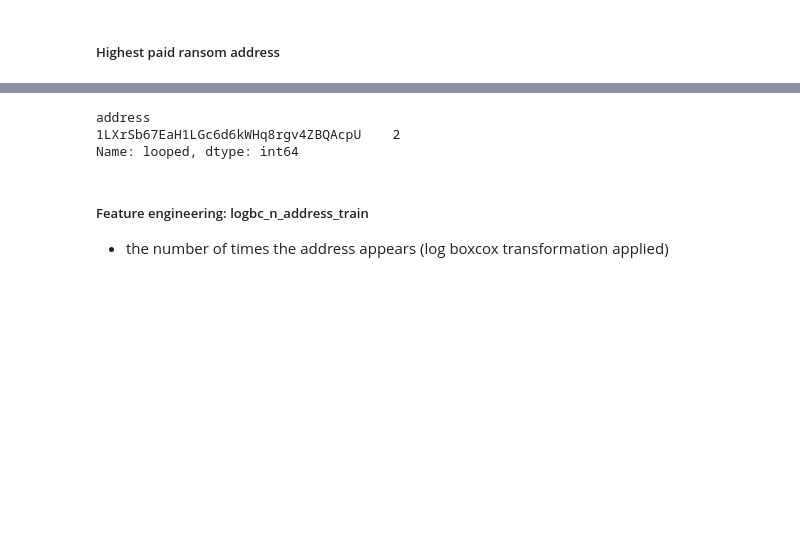
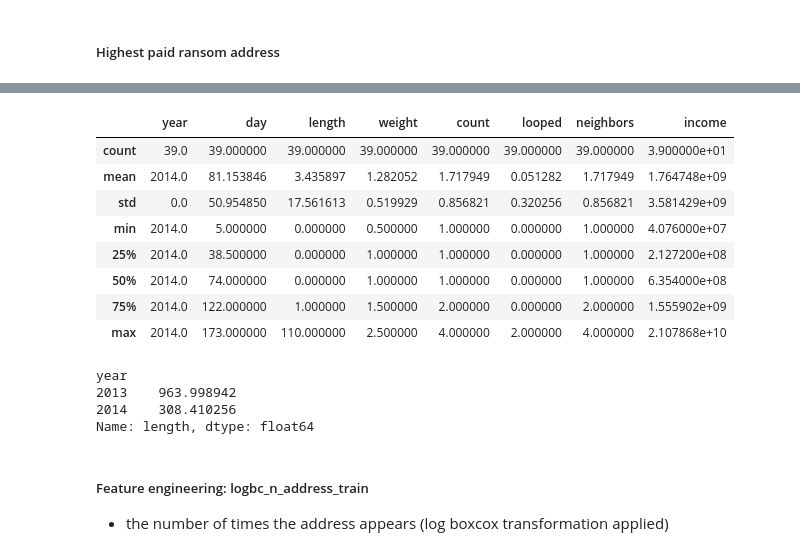
Before and after one commit to PZ808/BC-ransomware-classification, a Jupyter notebook: bc_rans-v2.ipynb, the cells around one changed output, grey strips where cells are left out. Saved outputs shown, nothing was run; the diff lists cells and outputs as text; code cells hidden in the pictures; blank space fills up the shorter version.

```diff
--- a/bc_rans-v2.ipynb
+++ b/bc_rans-v2.ipynb
@@ -555,9 +543,23 @@ worst_culprit_address.groupby('address').mean()
+# %%
+worst_culprit_address = df[df['address']=='1LXrSb67EaH1LGc6d6kWHq8rgv4ZBQAcpU']
+worst_culprit_address[worst_culprit_address['year']==2014].describe()
+# %% [output]
+|  | year | day | length | weight | count | looped | neighbors | income |
+| count | 39.0 | 39.000000 | 39.000000 | 39.000000 | 39.000000 | 39.000000 | 39.000000 | 3.900000e+01 |
+| mean | 2014.0 | 81.153846 | 3.435897 | 1.282052 | 1.717949 | 0.051282 | 1.717949 | 1.764748e+09 |
+| std | 0.0 | 50.954850 | 17.561613 | 0.519929 | 0.856821 | 0.320256 | 0.856821 | 3.581429e+09 |
+| min | 2014.0 | 5.000000 | 0.000000 | 0.500000 | 1.000000 | 0.000000 | 1.000000 | 4.076000e+07 |
+| 25% | 2014.0 | 38.500000 | 0.000000 | 1.000000 | 1.000000 | 0.000000 | 1.000000 | 2.127200e+08 |
+| 50% | 2014.0 | 74.000000 | 0.000000 | 1.000000 | 1.000000 | 0.000000 | 1.000000 | 6.354000e+08 |
+| 75% | 2014.0 | 122.000000 | 1.000000 | 1.500000 | 2.000000 | 0.000000 | 2.000000 | 1.555902e+09 |
+| max | 2014.0 | 173.000000 | 110.000000 | 2.500000 | 4.000000 | 2.000000 | 4.000000 | 2.107868e+10 |
 # %%
-worst_culprit_address.groupby('address')['looped'].max()
+worst_culprit_address[['length','year','day']].groupby('year')['length'].var()
 # %% [output]
-address
-1LXrSb67EaH1LGc6d6kWHq8rgv4ZBQAcpU    2
-Name: looped, dtype: int64
+year
+2013    963.998942
+2014    308.410256
+Name: length, dtype: float64
 # %% [markdown]
 ##### Feature engineering:  logbc_n_address_train
 * the number of times the address appears (log boxcox transformation applied)
```
Also changed, not shown: parts of 4 cells of this notebook, 1 other file.
